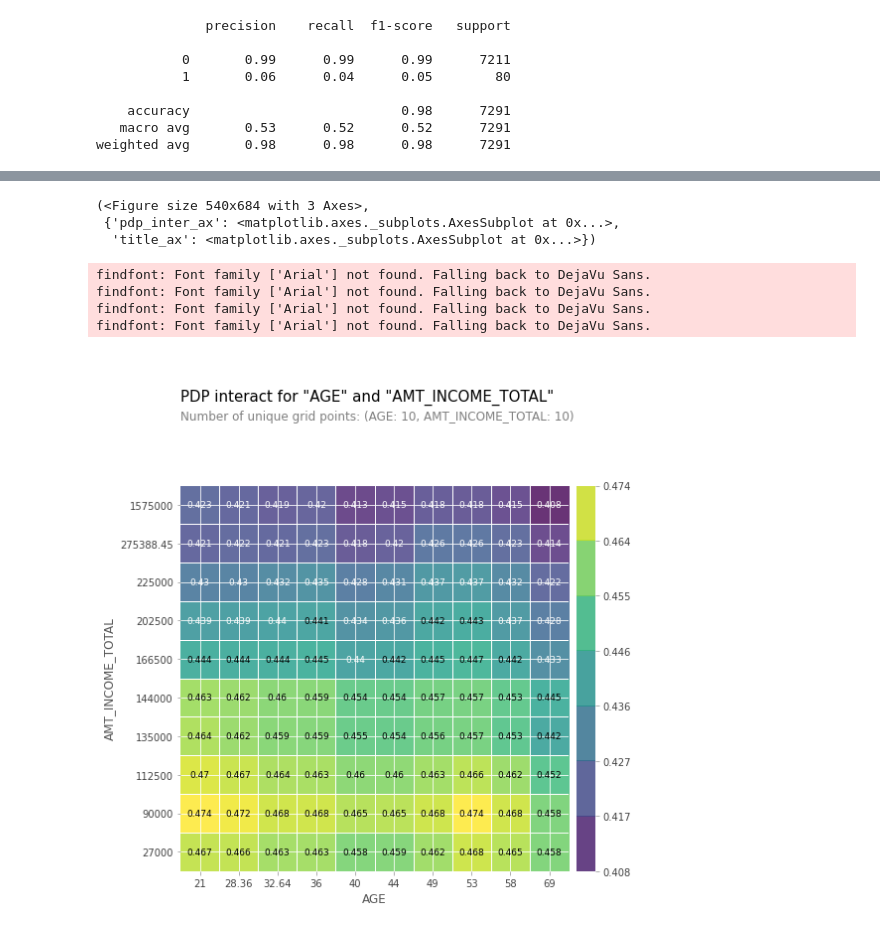
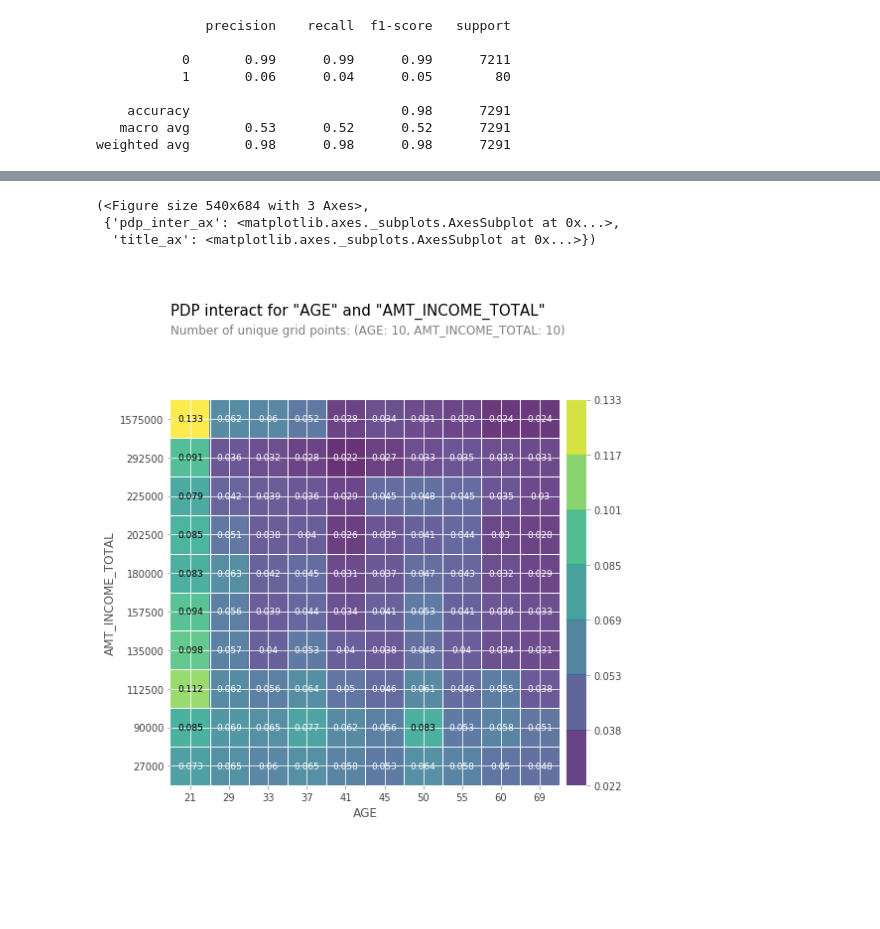
Before and after one commit to yyeseull/AI13, a Jupyter notebook: AI_13_서예슬_section2_project.ipynb, the cells around one changed output, grey strips where cells are left out. Saved outputs shown, nothing was run; the diff lists cells and outputs as text; code cells hidden in the pictures; blank space fills up the shorter version.

```diff
--- a/AI_13_서예슬_section2_project.ipynb
+++ b/AI_13_서예슬_section2_project.ipynb
@@ -1059,21 +1059,17 @@ NAME_HOUSING_TYPE: 0.0000
 # %%
 features = ['AGE', 'AMT_INCOME_TOTAL']
 
-interaction = pdp_interact(model=clf_smote_forest,
-                           dataset=X_train_smote,
-                           model_features=X_train_smote.columns,
+interaction = pdp_interact(model=best_clf_forest_class,
+                           dataset=X_train,
+                           model_features=X_train.columns,
                            features=features)
 
 pdp_interact_plot(interaction, plot_type='grid', feature_names=features)
 # %% [output]
 (<Figure size 540x684 with 3 Axes>,
  {'pdp_inter_ax': <matplotlib.axes._subplots.AxesSubplot at 0x...>,
   'title_ax': <matplotlib.axes._subplots.AxesSubplot at 0x...>})
-findfont: Font family ['Arial'] not found. Falling back to DejaVu Sans.
-findfont: Font family ['Arial'] not found. Falling back to DejaVu Sans.
-findfont: Font family ['Arial'] not found. Falling back to DejaVu Sans.
-findfont: Font family ['Arial'] not found. Falling back to DejaVu Sans.
-[figure, old version]
+[figure, new version]
 # %%
 explainer = shap.TreeExplainer(model)
 
```
Also changed, not shown: parts of 18 cells of this notebook.
